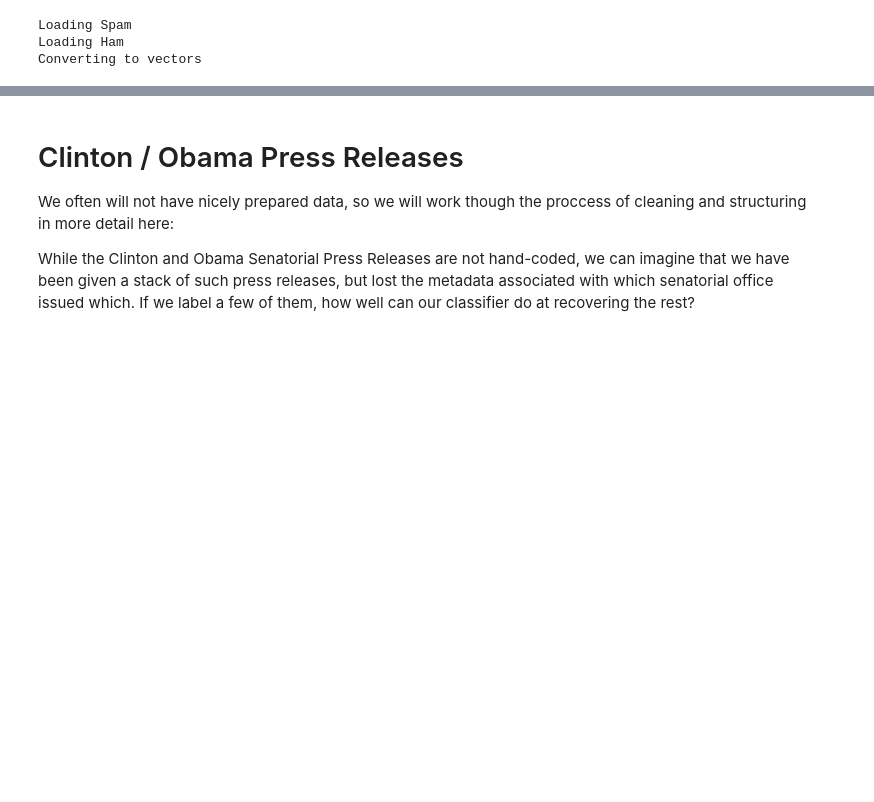
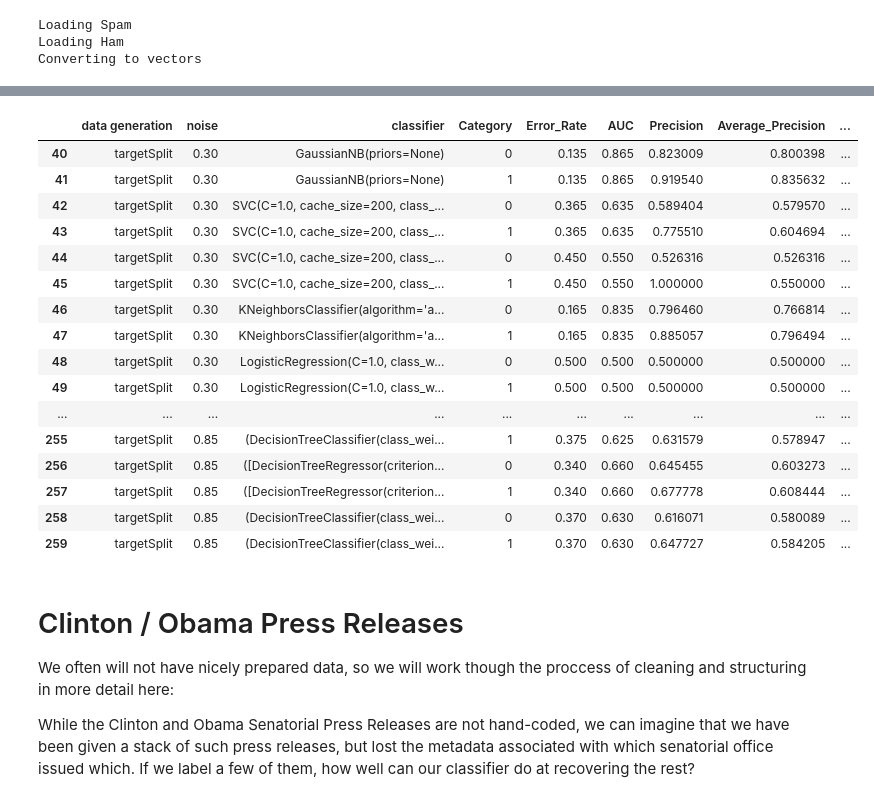
Before and after one commit to luisesanmartin/Content-Analysis-2020, a Jupyter notebook: week-3/3-Classification.ipynb, the cells around one changed output, grey strips where cells are left out. Drawn from its saved outputs; the diff is of its cells as text; code cells hidden in the pictures; blank space fills up the shorter version.

```diff
--- a/week-3/3-Classification.ipynb
+++ b/week-3/3-Classification.ipynb
@@ -275,3 +394,23 @@ lucem_illud_2020.plotregions(clf, dfTrain)
+# %%
+results[results['data generation'] == 'targetSplit']
+# %% [output]
+|  | data generation | noise | classifier | Category | Error_Rate | AUC | Precision | Average_Precision | ... |
+| 40 | targetSplit | 0.30 | GaussianNB(priors=None) | 0 | 0.135 | 0.865 | 0.823009 | 0.800398 | ... |
+| 41 | targetSplit | 0.30 | GaussianNB(priors=None) | 1 | 0.135 | 0.865 | 0.919540 | 0.835632 | ... |
+| 42 | targetSplit | 0.30 | SVC(C=1.0, cache_size=200, class_... | 0 | 0.365 | 0.635 | 0.589404 | 0.579570 | ... |
+| 43 | targetSplit | 0.30 | SVC(C=1.0, cache_size=200, class_... | 1 | 0.365 | 0.635 | 0.775510 | 0.604694 | ... |
+| 44 | targetSplit | 0.30 | SVC(C=1.0, cache_size=200, class_... | 0 | 0.450 | 0.550 | 0.526316 | 0.526316 | ... |
+| 45 | targetSplit | 0.30 | SVC(C=1.0, cache_size=200, class_... | 1 | 0.450 | 0.550 | 1.000000 | 0.550000 | ... |
+| 46 | targetSplit | 0.30 | KNeighborsClassifier(algorithm='a... | 0 | 0.165 | 0.835 | 0.796460 | 0.766814 | ... |
+| 47 | targetSplit | 0.30 | KNeighborsClassifier(algorithm='a... | 1 | 0.165 | 0.835 | 0.885057 | 0.796494 | ... |
+| 48 | targetSplit | 0.30 | LogisticRegression(C=1.0, class_w... | 0 | 0.500 | 0.500 | 0.500000 | 0.500000 | ... |
+| 49 | targetSplit | 0.30 | LogisticRegression(C=1.0, class_w... | 1 | 0.500 | 0.500 | 0.500000 | 0.500000 | ... |
+| ... | ... | ... | ... | ... | ... | ... | ... | ... | ... |
+| 255 | targetSplit | 0.85 | (DecisionTreeClassifier(class_wei... | 1 | 0.375 | 0.625 | 0.631579 | 0.578947 | ... |
+| 256 | targetSplit | 0.85 | ([DecisionTreeRegressor(criterion... | 0 | 0.340 | 0.660 | 0.645455 | 0.603273 | ... |
+| 257 | targetSplit | 0.85 | ([DecisionTreeRegressor(criterion... | 1 | 0.340 | 0.660 | 0.677778 | 0.608444 | ... |
+| 258 | targetSplit | 0.85 | (DecisionTreeClassifier(class_wei... | 0 | 0.370 | 0.630 | 0.616071 | 0.580089 | ... |
+| 259 | targetSplit | 0.85 | (DecisionTreeClassifier(class_wei... | 1 | 0.370 | 0.630 | 0.647727 | 0.584205 | ... |
 # %% [markdown]
 # Clinton / Obama Press Releases
 
```
Also changed, not shown: parts of 30 cells of this notebook.
